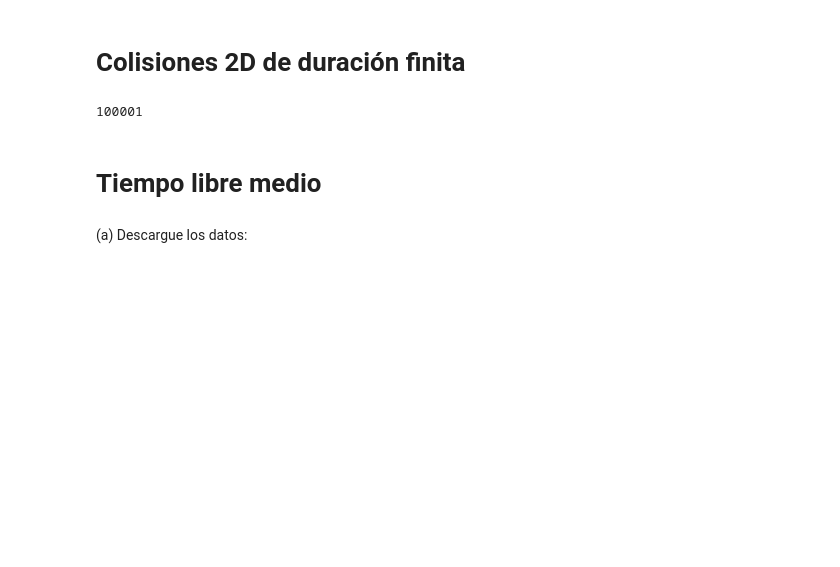
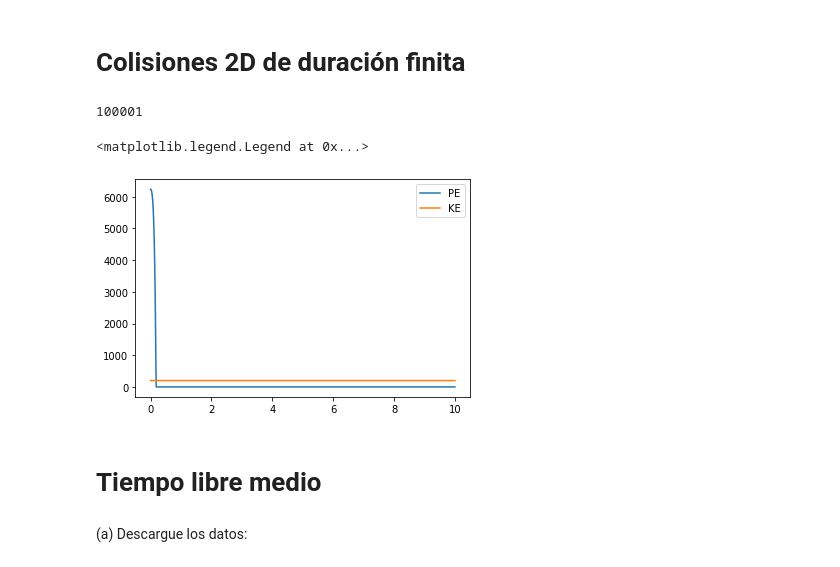
Before and after one commit to juanpablosalas/DanielDoradoJuanPabloSalas, a Jupyter notebook: Semana3/Semana3_DanielDorado_JuanPabloSalas.ipynb, the cells around one changed output. Cells and saved outputs as stored; diff of their text form; code cells hidden in the pictures; blank space fills up the shorter version.

```diff
--- a/Semana3/Semana3_DanielDorado_JuanPabloSalas.ipynb
+++ b/Semana3/Semana3_DanielDorado_JuanPabloSalas.ipynb
@@ -32,6 +32,7 @@ class Particle():
 
         self.SetPosition(i,self.r)
         self.SetVelocity(i,self.v)
+        self.SetAcceleration(i,self.a)
 
         # Euler method
         self.r += self.dt * self.v
@@ -53,6 +54,9 @@ class Particle():
 
     def SetVelocity(self,i,v):
         self.vVector[i] = v
+
+    def SetAcceleration(self,i,a):
+        self.aVector[i] = a
 
     # Getters
     def GetPositionVector(self):
@@ -92,10 +96,14 @@ class Particle():
     def GetPotentialEnergy(self, particle, K):
         dr = self.r-particle.r
         rf = np.linalg.norm(dr)
-        xf = dr[0]
-        yf = dr[1]
-        integral = integrate.quad(lambda x: self.CalculateForce(particle, K)[0], 0, xf)[0] + integrate.quad(lambda y: self.CalculateForce(particle, K)[1], 0, yf)[0]
-        return -integral
+        R1 = self.radius
+        R2 = particle.radius
+        R = R1 + R2
+        if rf<R:
+            integral = K*((R1+R2)**4-rf**4)/4
+        else:
+            integral = 0
+        return integral
 # %%
 # Discretization
 dt = 0.0001
@@ -110,7 +118,7 @@ def GetParticles():
     m= 1
     R= 2
 
-    p1 = Particle(np.array([0.,0.]),np.array([0.,0.]),np.array([0.,0.]),t,m,R,1)
+    p1 = Particle(np.array([0.,0.]),np.array([20.,0.]),np.array([0.,0.]),t,m,R,1)
     p2 = Particle(np.array([0.,-1.6]),np.array([0.,0.]),np.array([0.,0.]),t,m,R,2)
     p3 = Particle(np.array([-15.,-15.]),np.array([0.,0.]),np.array([0.,0.]),t,m,R,3)
 
@@ -125,8 +133,9 @@ def GetTotalPE(ParticleList):
     K = 100
     for i in ParticleList:
         for j in ParticleList:
-            PE+=i.GetPotentialEnergy(j,K)
-    return PE/2
+            if i.Id>j.Id:
+                PE+=i.GetPotentialEnergy(j,K)
+    return PE
 # %%
 def GetTotalKE(ParticleList):
     KE = 0
@@ -139,7 +148,7 @@ def RunSimulation(t):
     Particles = GetParticles()
     PE = np.zeros(len(t))
     KE = np.zeros(len(t))
-    for it in tqdm(range(len(t))): # Evolucion temporal
+    for it in range(len(t)): # Evolucion temporal
         for i in range(len(Particles)):
             Particles[i].Evolution(it)
         PE[it] = GetTotalPE(Particles)
@@ -152,9 +161,13 @@ Particles, PE, KE = RunSimulation(t)
 # %%
 #PE = GetTotalPE(Particles)
 #KE = GetTotalKE(Particles)
-plt.plot(t,PE)
-plt.plot(t,KE)
-plt.plot(t,PE+KE)
+plt.plot(t,PE, label='PE')
+plt.plot(t,KE, label='KE')
+#plt.plot(t,PE+KE)
+plt.legend()
+# %% [output]
+<matplotlib.legend.Legend at 0x...>
+[figure, added]
 # %% [markdown]
 # Tiempo libre medio
 # %% [markdown]
```
Also changed, not shown: parts of 5 cells of this notebook, 2 other files.
